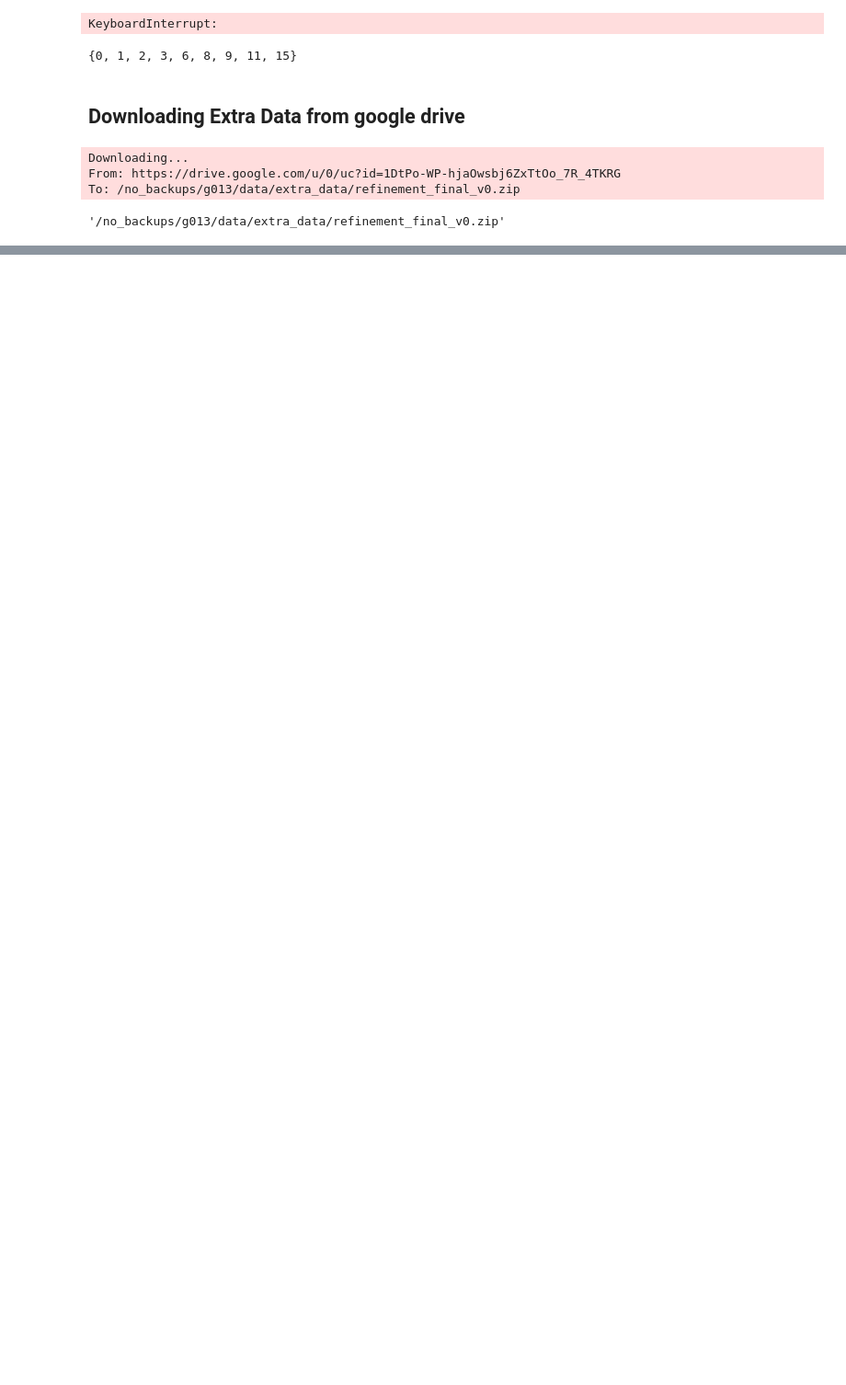
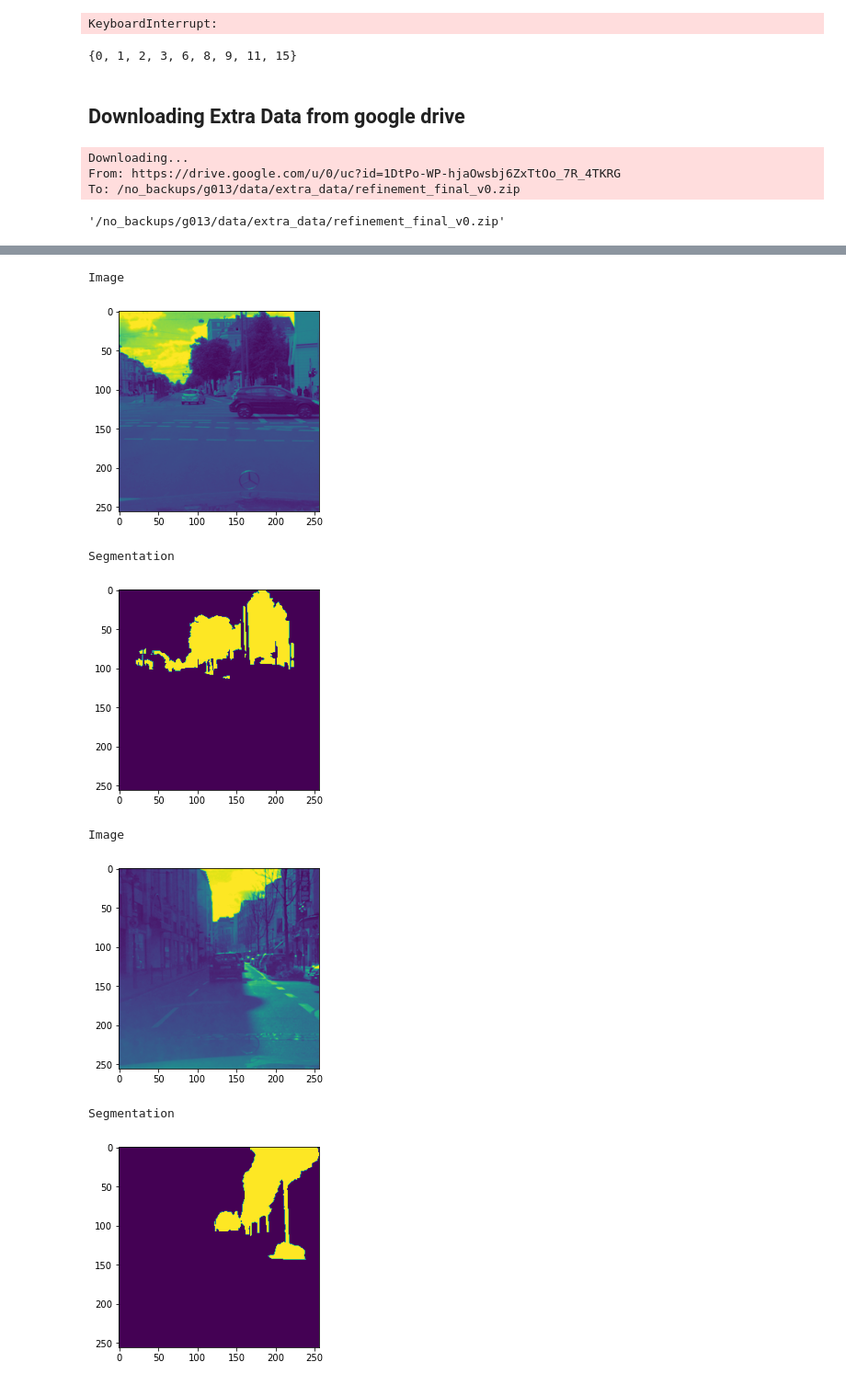
Before and after one commit to joex3999/SemanticStyleGAN, a Jupyter notebook: notebooks/Check_Ups.ipynb, the cells around one changed output, grey strips where cells are left out. Shown at 92% size. Drawn from its saved outputs; the diff is of its cells as text; code cells hidden in the pictures; blank space fills up the shorter version.

```diff
--- a/notebooks/Check_Ups.ipynb
+++ b/notebooks/Check_Ups.ipynb
@@ -165,0 +185,28 @@ To: /no_backups/g013/data/extra_data/refinement_final_v0.zip
+# %%
+def sample_data(loader):
+    while True:
+        for batch in loader:
+            yield batch
+def data_sampler(dataset, shuffle, distributed):
+    if distributed:
+        return data.distributed.DistributedSampler(dataset, shuffle=shuffle)
+
+    if shuffle:
+        return data.RandomSampler(dataset)
+
+    else:
+        return data.SequentialSampler(dataset)
+# %%
+dataset = MaskDataset(dataset, resolution=size, label_size=seg_dim, aug=aug)
+print("Loading train dataloader with size ", len(dataset))
+
+loader = data.DataLoader(
+    dataset,
+    batch_size=batch,
+    sampler=data_sampler(dataset, shuffle=True, distributed=distributed),
+    num_workers=num_workers//2,
+    drop_last=True,
+)
+loader = sample_data(loader)
+real_data = next(loader)
+real_img, real_mask = real_data['image'], real_data['mask']
@@ -165,0 +215,24 @@ To: /no_backups/g013/data/extra_data/refinement_final_v0.zip
+# %%
+for i in range(0,batch):
+    #Add Colors later on
+    #new_img = torch.permute(real_img[1],(1,2,0))
+    print("Image")
+    plt.imshow(real_img[i].numpy()[0])
+    save_image((real_img[i]+1),f"data/{i}_image.png")
+    plt.show()
+    print("Segmentation")
+    plt.imshow(real_mask[i].numpy()[9])
+    # for j in range(0,17):
+    #     plt.imshow(real_mask[i].numpy()[j])
+    #     plt.show()
+   # save_image((real_mask[i]+1),f"{i}_seg.png")
+    plt.show()
+# %% [output]
+Image
+[figure, added]
+Segmentation
+[figure, added]
+Image
+[figure, added]
+Segmentation
+[figure, added]
```
Also changed, not shown: parts of 11 cells of this notebook, 22 other files.
